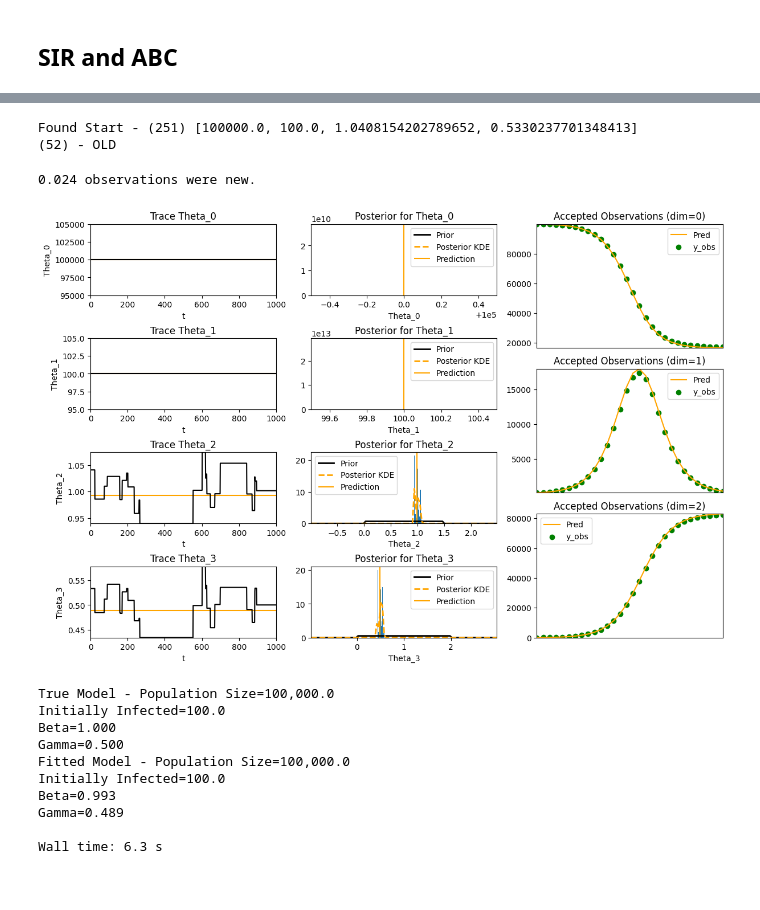
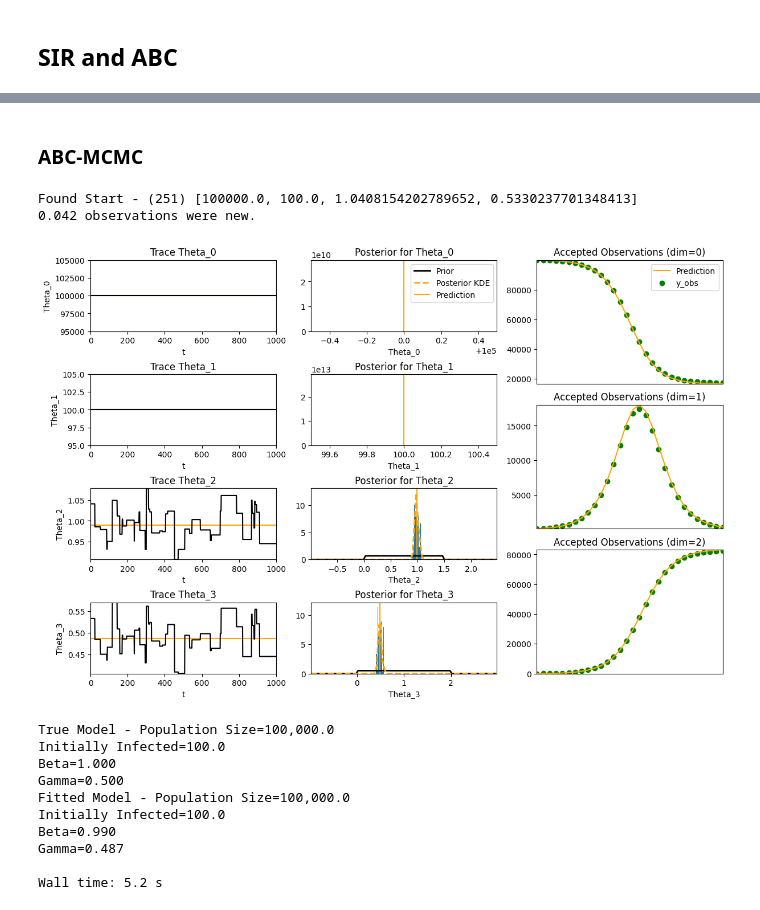
Before and after one commit to dajhutchinson/bayesian-modelling-of-epidemic-events, a Jupyter notebook: Code/SIR_Notebook.ipynb, the cells around one changed output, grey strips where cells are left out. Cells and saved outputs as stored; diff of their text form; code cells hidden in the pictures.

```diff
--- a/Code/SIR_Notebook.ipynb
+++ b/Code/SIR_Notebook.ipynb
@@ -291,26 +296,27 @@ The posteriors for $\beta,\gamma$ ($\theta_2,\theta_3$ respectively) do show tha
+# %% [markdown]
+### ABC-MCMC
 # %%
 %%time
 # ABC-MCMC
 np.random.seed(16111998) # Fix random seed
 sir_priors=[stats.uniform(100000,0),stats.uniform(100,0),stats.uniform(0,1.5),stats.uniform(0,2)]
 perturbance_kernels = [lambda x:x]*2 + [lambda x:x+stats.norm(0,.1).rvs(1)[0]]*2
 
 fitted_model=ABC.abc_mcmc(n_obs=30,y_obs=sir_model.observe(),fitting_model=sir_model.copy([1,1,1,1]),priors=sir_priors,
-    chain_length=1000,perturbance_kernels=perturbance_kernels,acceptance_kernel=ABC.gaussian_kernel,scaling_factor=15000)
+    chain_length=1000,perturbance_kernels=perturbance_kernels,acceptance_kernel=ABC.gaussian_kernel,scaling_factor=20000)
 print("True Model - {}".format(sir_model))
 print("Fitted Model - {}\n".format(fitted_model))
 # %% [output]
 Found Start - (251) [100000.0, 100.0, 1.0408154202789652, 0.5330237701348413]
-(52) - OLD
+0.042 observations were new.
+[figure, new version]
-0.024 observations were new.
+True Model - Population Size=100,000.0
+Initially Infected=100.0
+Beta=1.000
+Gamma=0.500
+Fitted Model - Population Size=100,000.0
+Initially Infected=100.0
+Beta=0.990
+Gamma=0.487
+
+Wall time: 5.2 s
-[figure, old version]
-True Model - Population Size=100,000.0
-Initially Infected=100.0
-Beta=1.000
-Gamma=0.500
-Fitted Model - Population Size=100,000.0
-Initially Infected=100.0
-Beta=0.993
-Gamma=0.489
-
-Wall time: 6.3 s
```
Also changed, not shown: parts of 30 cells of this notebook, 4 other files.
